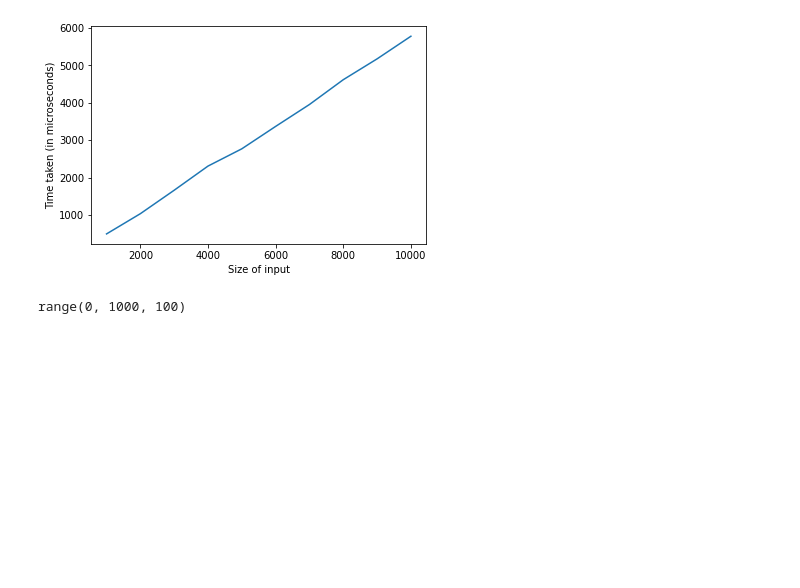
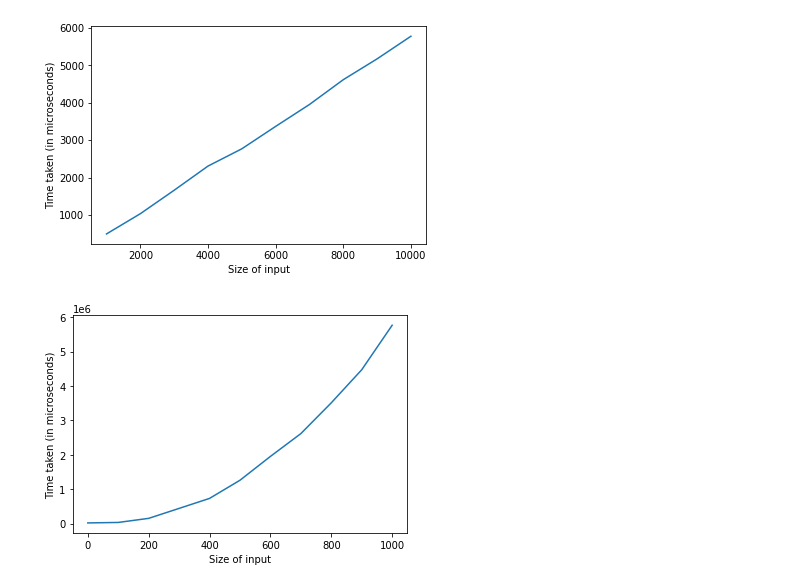
Before and after one commit to manishsencha/DAA_Assignments, a Jupyter notebook: Assignment_2/Graph_Plotter_and_Table_Generator.ipynb, the cells around one changed output. Saved outputs shown, nothing was run; the diff lists cells and outputs as text; code cells hidden in the pictures; blank space fills up the shorter version.

```diff
--- a/Assignment_2/Graph_Plotter_and_Table_Generator.ipynb
+++ b/Assignment_2/Graph_Plotter_and_Table_Generator.ipynb
@@ -144,8 +144,13 @@ for i in x['data_5']:
     row[1].text = str(i['time'])
 
 doc.save('output_5.docx')
-# %%
-x = range(0, 1000, 100)
-y = []
-# %% [output]
-range(0, 1000, 100)
+# %%
+x = [0,100,200,300,400,500,600,700,800,900,1000]
+y = [21490,35105,154010,443050,733500,1260996,1952871,2615327,3510007,4469970,5762911]
+plt.plot(x,y)
+plt.xlabel('Size of input')
+plt.ylabel('Time taken (in microseconds)')
+plt.savefig('plot_xyz.png')
+plt.show()
+# %% [output]
+[figure, added]
```
